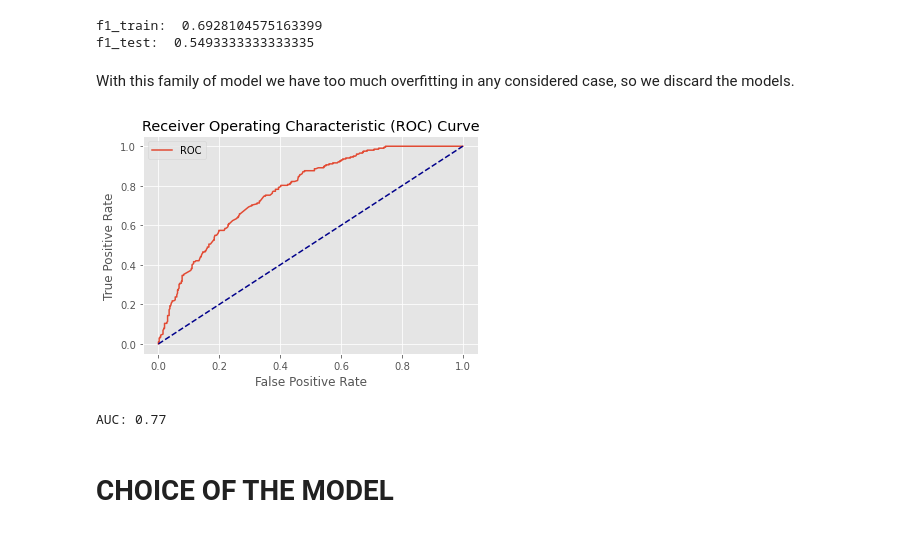
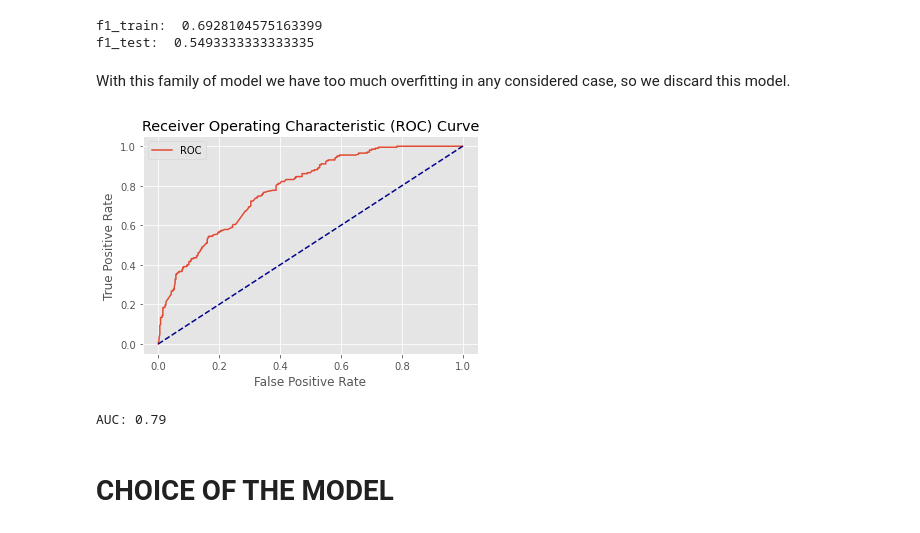
Before and after one commit to ludovicaverde/MachineLearing_project, a Jupyter notebook: Final Report 2.ipynb, the cells around one changed output. Saved outputs shown, nothing was run; the diff lists cells and outputs as text; code cells hidden in the pictures.

```diff
--- a/Final Report 2.ipynb
+++ b/Final Report 2.ipynb
@@ -29,7 +29,7 @@ data.head(10)
 | 8 | 17.616 | 25 | 1 | 0.16 | 0.01 | -6.88 | 0 | 1 | ... |
 | 9 | 17.370 | 34 | 0 | 0.27 | 0.01 | -1.28 | 2 | 0 | ... |
 # %%
-data = pd.read_csv("tyres_train.csv", sep = ",")
+#data = pd.read_csv("tyres_train.csv", sep = ",")
 
 data.head(10)
 # %% [output]
@@ -791,7 +791,7 @@ weighted avg       0.72      0.72      0.72       600
 # %%
 model_Log = LogisticRegression(C=10, max_iter=500,penalty='l2')
 # %%
-model_Log.fit(X2_train, y2_train)
+model_Log.fit(X_train, y_train)
 y_pred_train=model_Log.predict(X_train)
 y_pred=model_Log.predict(X_test)
 
@@ -980,5 +980,5 @@ weighted avg       0.75      0.69      0.69       600
 # %%
-model_RandomForest = RandomForestClassifier(criterion='gini', max_depth=4,min_samples_leaf = 9, min_samples_split= 12, n_estimators= 7)
+model_RandomForest = RandomForestClassifier(criterion='gini', max_depth=4,min_samples_leaf = 5, min_samples_split= 5, n_estimators= 7)
 # %%
 model_RandomForest.fit(X_train, y_train)
 y_pred_train=model_RandomForest.predict(X_train)
@@ -1048,13 +1048,13 @@ print("f1_test: ", f1_score(y_test, y_pred))
 f1_train:  0.6928104575163399
 f1_test:  0.5493333333333335
 # %% [markdown]
-With this family of model we have too much overfitting in any considered case, so we discard the models.
+With this family of model we have too much overfitting in any considered case, so we discard this model.
 # %%
 #curva ROC
-fpr8,tpr8=roc(model_RandomForest,X2_train,y2_train,X_test,y_test)
+fpr8,tpr8=roc(model_Ada,X_train,y_train,X_test,y_test)
 # %% [output]
-[figure, old version]
+[figure, new version]
-AUC: 0.77
+AUC: 0.79
 # %% [markdown]
 # CHOICE OF THE MODEL
 # %% [markdown]
```
Also changed, not shown: parts of 19 cells of this notebook.
